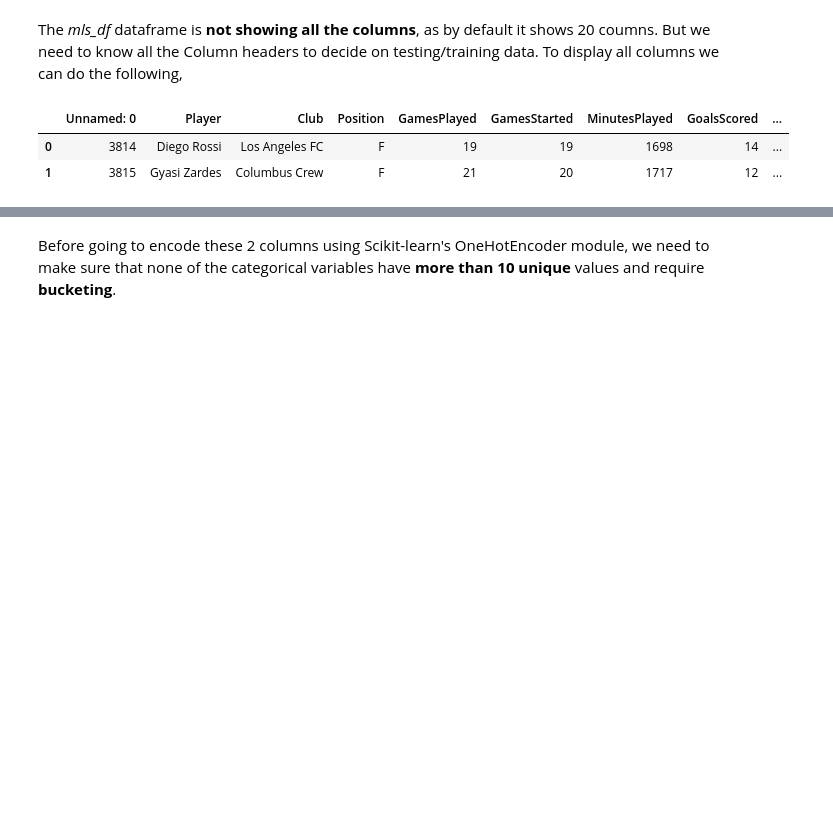
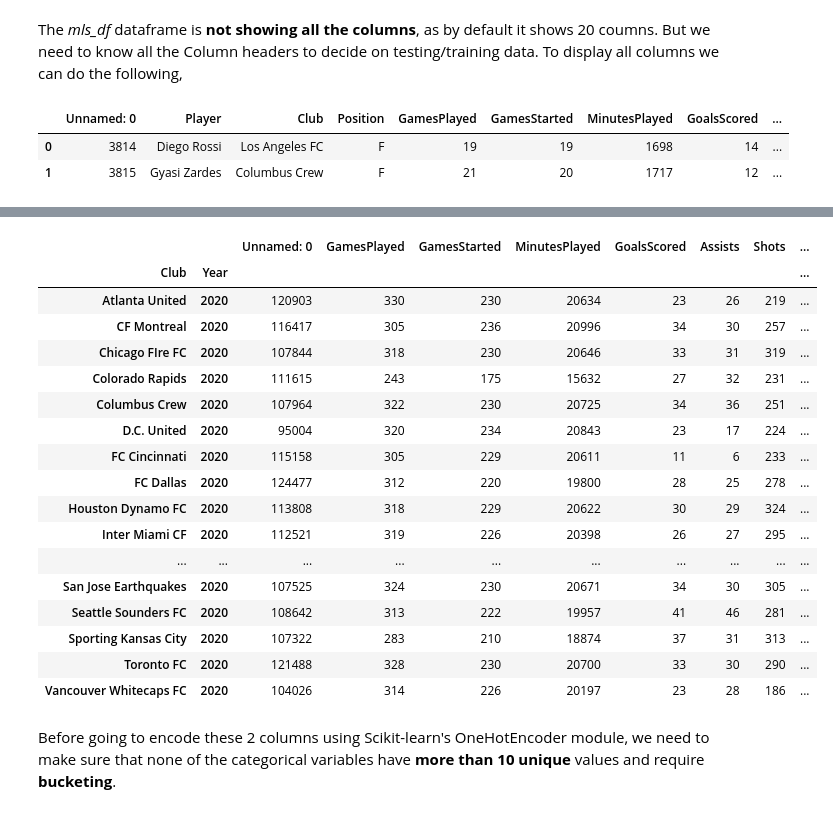
Before and after one commit to moonem/Win-Loss-Prediction-on-Major-League-Soccer, a Jupyter notebook: Resources/MLS_players_NN.ipynb, the cells around one changed output, grey strips where cells are left out. Cells and saved outputs as stored; diff of their text form; code cells hidden in the pictures; blank space fills up the shorter version.

```diff
--- a/Resources/MLS_players_NN.ipynb
+++ b/Resources/MLS_players_NN.ipynb
@@ -62,3 +66,24 @@ mls_cat
+# %%
+mls_df.groupby(['Club','Year']).sum()
+# %% [output]
+|  |  | Unnamed: 0 | GamesPlayed | GamesStarted | MinutesPlayed | GoalsScored | Assists | Shots | ... |
+| Club | Year |  |  |  |  |  |  |  | ... |
+| Atlanta United | 2020 | 120903 | 330 | 230 | 20634 | 23 | 26 | 219 | ... |
+| CF Montreal | 2020 | 116417 | 305 | 236 | 20996 | 34 | 30 | 257 | ... |
+| Chicago FIre FC | 2020 | 107844 | 318 | 230 | 20646 | 33 | 31 | 319 | ... |
+| Colorado Rapids | 2020 | 111615 | 243 | 175 | 15632 | 27 | 32 | 231 | ... |
+| Columbus Crew | 2020 | 107964 | 322 | 230 | 20725 | 34 | 36 | 251 | ... |
+| D.C. United | 2020 | 95004 | 320 | 234 | 20843 | 23 | 17 | 224 | ... |
+| FC Cincinnati | 2020 | 115158 | 305 | 229 | 20611 | 11 | 6 | 233 | ... |
+| FC Dallas | 2020 | 124477 | 312 | 220 | 19800 | 28 | 25 | 278 | ... |
+| Houston Dynamo FC | 2020 | 113808 | 318 | 229 | 20622 | 30 | 29 | 324 | ... |
+| Inter Miami CF | 2020 | 112521 | 319 | 226 | 20398 | 26 | 27 | 295 | ... |
+| ... | ... | ... | ... | ... | ... | ... | ... | ... | ... |
+| San Jose Earthquakes | 2020 | 107525 | 324 | 230 | 20671 | 34 | 30 | 305 | ... |
+| Seattle Sounders FC | 2020 | 108642 | 313 | 222 | 19957 | 41 | 46 | 281 | ... |
+| Sporting Kansas City | 2020 | 107322 | 283 | 210 | 18874 | 37 | 31 | 313 | ... |
+| Toronto FC | 2020 | 121488 | 328 | 230 | 20700 | 33 | 30 | 290 | ... |
+| Vancouver Whitecaps FC | 2020 | 104026 | 314 | 226 | 20197 | 23 | 28 | 186 | ... |
 # %% [markdown]
 Before going to encode these 2 columns using Scikit-learn's OneHotEncoder module, we need to make sure that none of the categorical variables have **more than 10 unique** values and require **bucketing**.
 # %%
```
Also changed, not shown: parts of 3 cells of this notebook, 4 other files.
